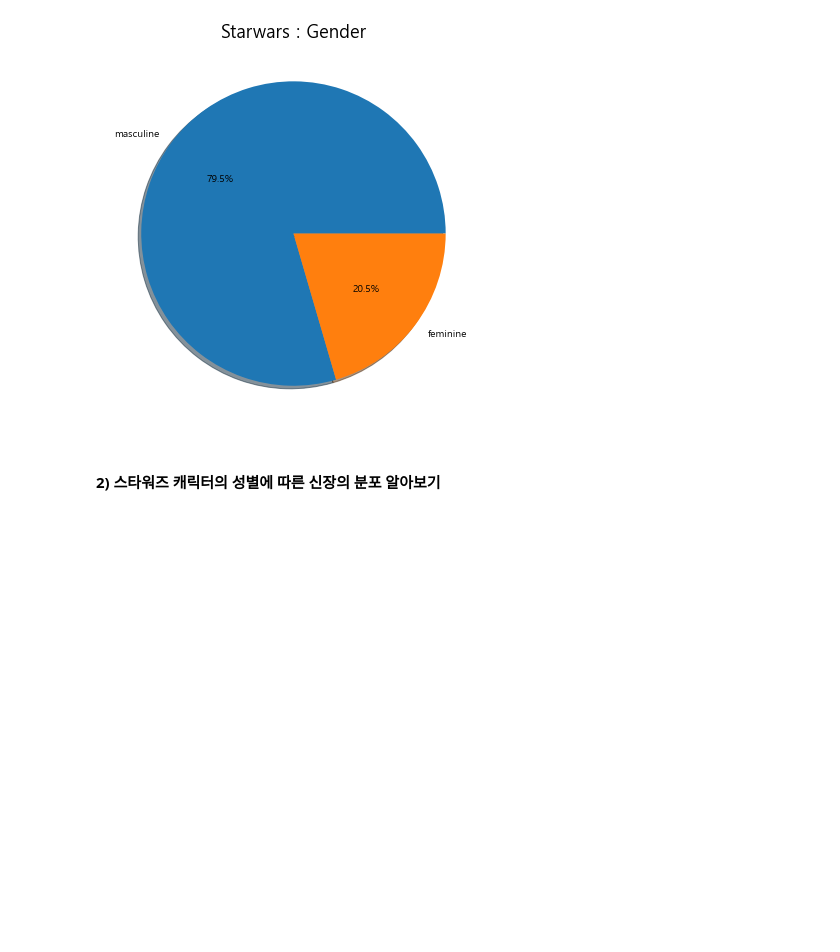
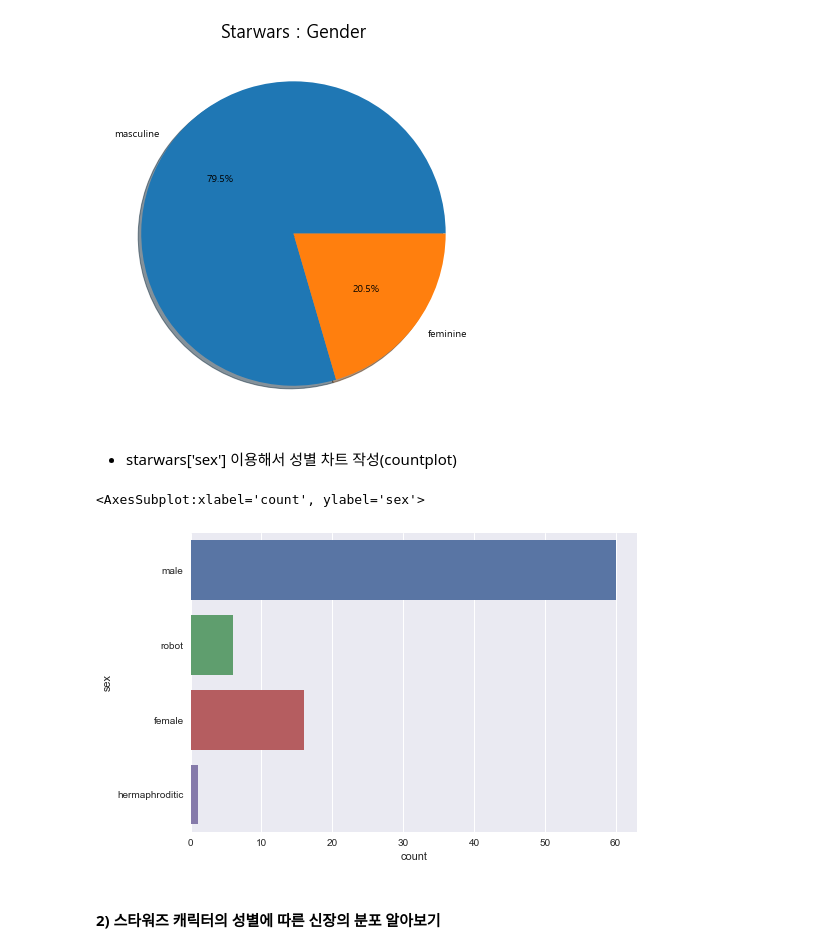
Before and after one commit to HwangJuu/jupyternotebook, a Jupyter notebook: project/3. 스타워즈/스타워즈.ipynb, the cells around one changed output. Saved outputs shown, nothing was run; the diff lists cells and outputs as text; code cells hidden in the pictures; blank space fills up the shorter version.

```diff
--- a/project/스타워즈/스타워즈.ipynb
+++ b/project/3. 스타워즈/스타워즈.ipynb
@@ -397,6 +401,13 @@ ax.set_ylabel('')
 # %% [output]
 Text(0, 0.5, '')
 [figure]
+# %% [markdown]
+- starwars['sex'] 이용해서 성별 차트 작성(countplot)
+# %%
+sns.countplot(data=starwars, y='sex')
+# %% [output]
+<AxesSubplot:xlabel='count', ylabel='sex'>
+[figure, added]
 # %% [markdown]
 #### 2) 스타워즈 캐릭터의 성별에 따른 신장의 분포 알아보기
 # %%
```
Also changed, not shown: parts of 13 cells of this notebook, 16 other files.
